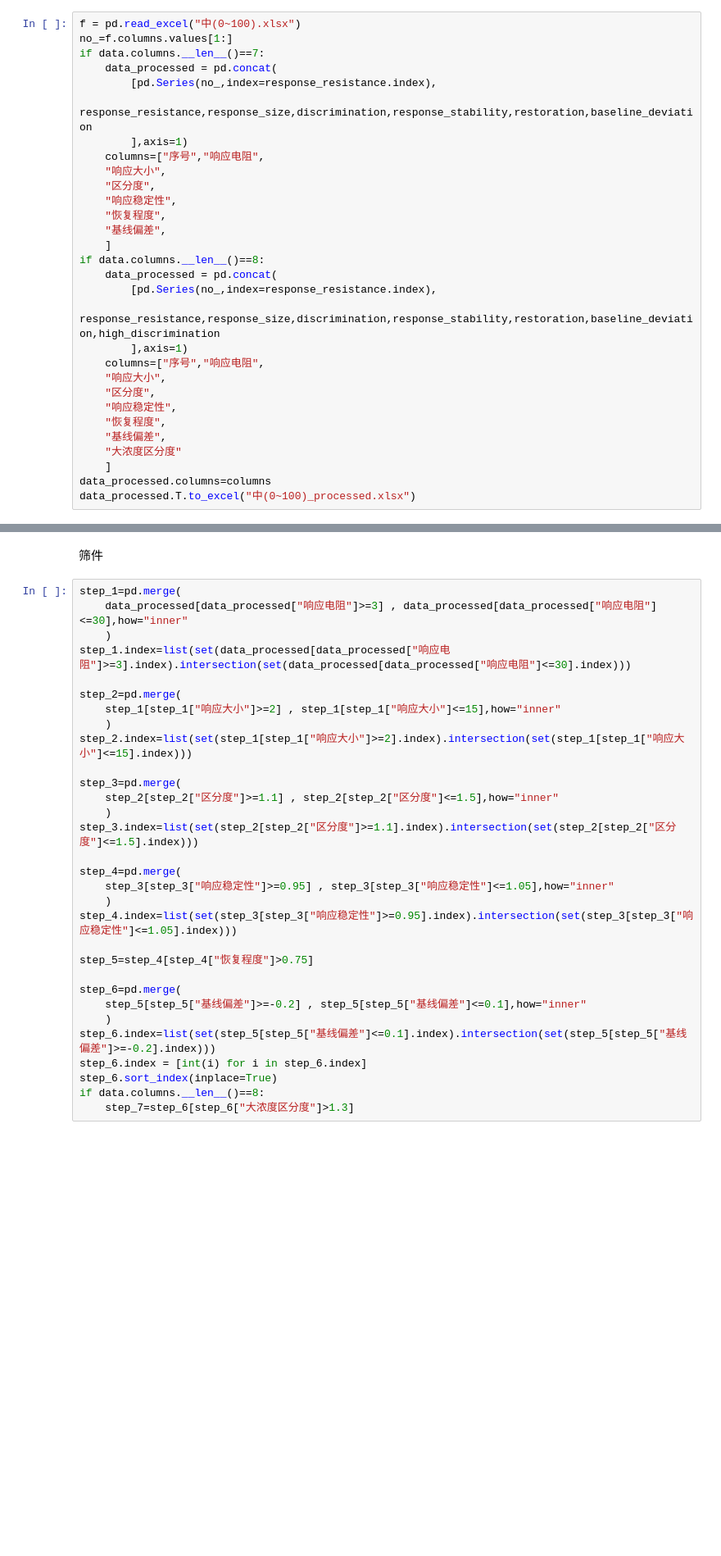
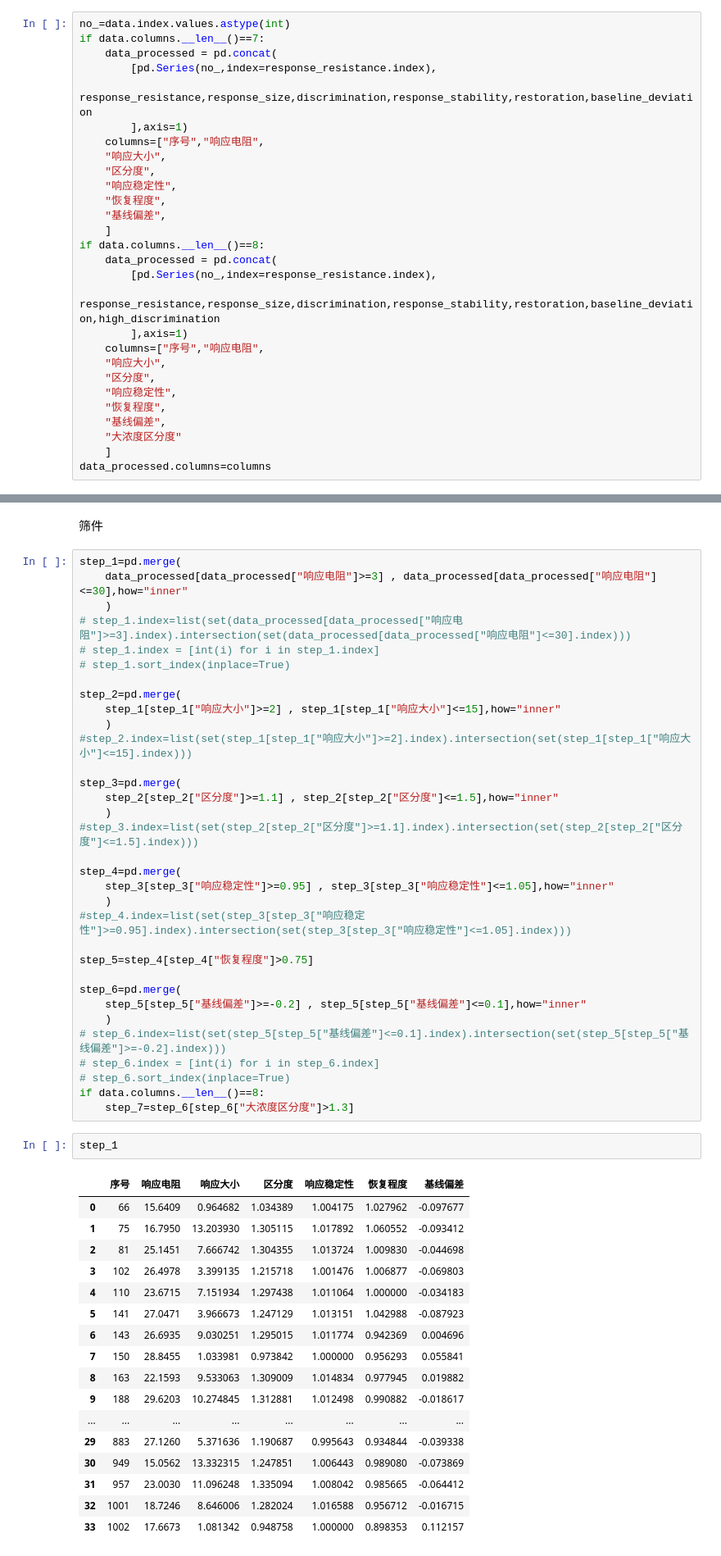
Before and after one commit to lomvix/microchip_data, a Jupyter notebook: data_process.ipynb, the cells around one changed output, grey strips where cells are left out. Shown at 82% size. Cells and saved outputs as stored; diff of their text form; blank space fills up the shorter version.

```diff
--- a/data_process.ipynb
+++ b/data_process.ipynb
@@ -500,8 +546,7 @@ fig
 # %% [markdown]
 存储
 # %%
-f = pd.read_excel("中(0~100).xlsx")
-no_=f.columns.values[1:]
+no_=data.index.values.astype(int)
 if data.columns.__len__()==7:
     data_processed = pd.concat(
         [pd.Series(no_,index=response_resistance.index),
@@ -528,4 +573,3 @@ if data.columns.__len__()==8:
     "大浓度区分度"
     ]
 data_processed.columns=columns
-data_processed.T.to_excel("中(0~100)_processed.xlsx")
@@ -551,32 +579,54 @@ data_processed
 step_1=pd.merge(
     data_processed[data_processed["响应电阻"]>=3] , data_processed[data_processed["响应电阻"]<=30],how="inner"
     )
-step_1.index=list(set(data_processed[data_processed["响应电阻"]>=3].index).intersection(set(data_processed[data_processed["响应电阻"]<=30].index)))
+# step_1.index=list(set(data_processed[data_processed["响应电阻"]>=3].index).intersection(set(data_processed[data_processed["响应电阻"]<=30].index)))
+# step_1.index = [int(i) for i in step_1.index]
+# step_1.sort_index(inplace=True)
 
 step_2=pd.merge(
     step_1[step_1["响应大小"]>=2] , step_1[step_1["响应大小"]<=15],how="inner"
     )
-step_2.index=list(set(step_1[step_1["响应大小"]>=2].index).intersection(set(step_1[step_1["响应大小"]<=15].index)))
+#step_2.index=list(set(step_1[step_1["响应大小"]>=2].index).intersection(set(step_1[step_1["响应大小"]<=15].index)))
 
 step_3=pd.merge(
     step_2[step_2["区分度"]>=1.1] , step_2[step_2["区分度"]<=1.5],how="inner"
     )
-step_3.index=list(set(step_2[step_2["区分度"]>=1.1].index).intersection(set(step_2[step_2["区分度"]<=1.5].index)))
+#step_3.index=list(set(step_2[step_2["区分度"]>=1.1].index).intersection(set(step_2[step_2["区分度"]<=1.5].index)))
 
 step_4=pd.merge(
     step_3[step_3["响应稳定性"]>=0.95] , step_3[step_3["响应稳定性"]<=1.05],how="inner"
     )
-step_4.index=list(set(step_3[step_3["响应稳定性"]>=0.95].index).intersection(set(step_3[step_3["响应稳定性"]<=1.05].index)))
+#step_4.index=list(set(step_3[step_3["响应稳定性"]>=0.95].index).intersection(set(step_3[step_3["响应稳定性"]<=1.05].index)))
 
 step_5=step_4[step_4["恢复程度"]>0.75]
 
 step_6=pd.merge(
     step_5[step_5["基线偏差"]>=-0.2] , step_5[step_5["基线偏差"]<=0.1],how="inner"
     )
-step_6.index=list(set(step_5[step_5["基线偏差"]<=0.1].index).intersection(set(step_5[step_5["基线偏差"]>=-0.2].index)))
-step_6.index = [int(i) for i in step_6.index]
-step_6.sort_index(inplace=True)
+# step_6.index=list(set(step_5[step_5["基线偏差"]<=0.1].index).intersection(set(step_5[step_5["基线偏差"]>=-0.2].index)))
+# step_6.index = [int(i) for i in step_6.index]
+# step_6.sort_index(inplace=True)
 if data.columns.__len__()==8:
     step_7=step_6[step_6["大浓度区分度"]>1.3]
+# %%
+step_1
+# %% [output]
+|  | 序号 | 响应电阻 | 响应大小 | 区分度 | 响应稳定性 | 恢复程度 | 基线偏差 |
+| 0 | 66 | 15.6409 | 0.964682 | 1.034389 | 1.004175 | 1.027962 | -0.097677 |
+| 1 | 75 | 16.7950 | 13.203930 | 1.305115 | 1.017892 | 1.060552 | -0.093412 |
+| 2 | 81 | 25.1451 | 7.666742 | 1.304355 | 1.013724 | 1.009830 | -0.044698 |
+| 3 | 102 | 26.4978 | 3.399135 | 1.215718 | 1.001476 | 1.006877 | -0.069803 |
+| 4 | 110 | 23.6715 | 7.151934 | 1.297438 | 1.011064 | 1.000000 | -0.034183 |
+| 5 | 141 | 27.0471 | 3.966673 | 1.247129 | 1.013151 | 1.042988 | -0.087923 |
+| 6 | 143 | 26.6935 | 9.030251 | 1.295015 | 1.011774 | 0.942369 | 0.004696 |
+| 7 | 150 | 28.8455 | 1.033981 | 0.973842 | 1.000000 | 0.956293 | 0.055841 |
+| 8 | 163 | 22.1593 | 9.533063 | 1.309009 | 1.014834 | 0.977945 | 0.019882 |
+| 9 | 188 | 29.6203 | 10.274845 | 1.312881 | 1.012498 | 0.990882 | -0.018617 |
+| ... | ... | ... | ... | ... | ... | ... | ... |
+| 29 | 883 | 27.1260 | 5.371636 | 1.190687 | 0.995643 | 0.934844 | -0.039338 |
+| 30 | 949 | 15.0562 | 13.332315 | 1.247851 | 1.006443 | 0.989080 | -0.073869 |
+| 31 | 957 | 23.0030 | 11.096248 | 1.335094 | 1.008042 | 0.985665 | -0.064412 |
+| 32 | 1001 | 18.7246 | 8.646006 | 1.282024 | 1.016588 | 0.956712 | -0.016715 |
+| 33 | 1002 | 17.6673 | 1.081342 | 0.948758 | 1.000000 | 0.898353 | 0.112157 |
 # %%
 filtered_no=[]
```
Also changed, not shown: parts of 13 cells of this notebook, 1 other file.
